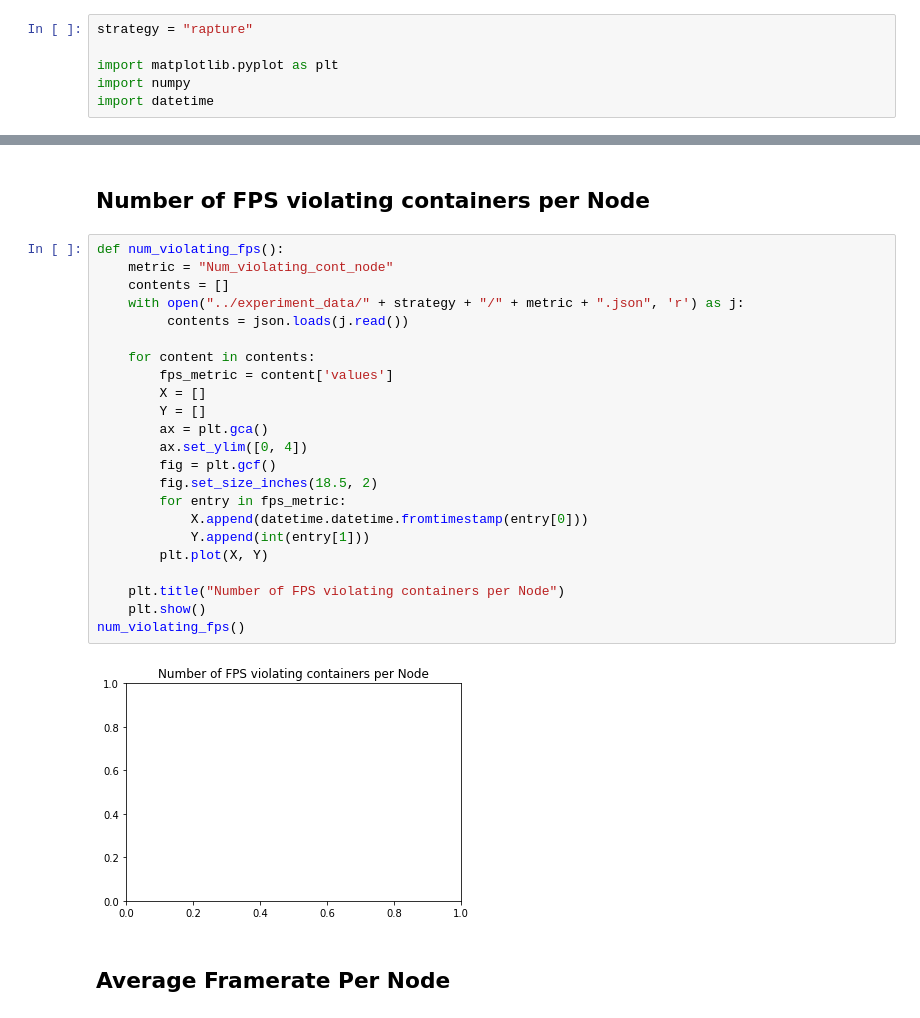
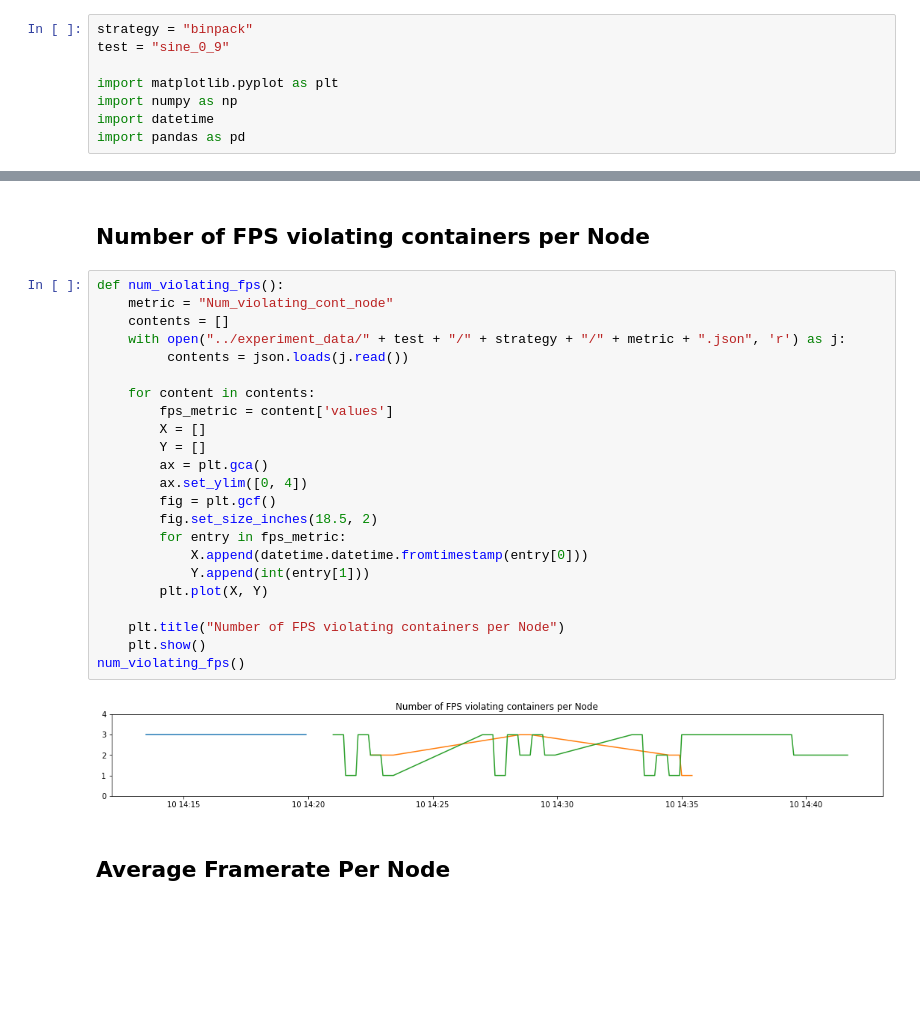
Before and after one commit to ErwinRussel/rapture, a Jupyter notebook: scheduler/data_analysis/Untitled.ipynb, the cells around one changed output, grey strips where cells are left out. Saved outputs shown, nothing was run; the diff lists cells and outputs as text; blank space fills up the shorter version.

```diff
--- a/scheduler/data_analysis/Untitled.ipynb
+++ b/scheduler/data_analysis/Untitled.ipynb
@@ -1,11 +1,13 @@
 # %%
 import json
 # %%
-strategy = "rapture"
+strategy = "binpack"
+test = "sine_0_9"
 
 import matplotlib.pyplot as plt
-import numpy
+import numpy as np
 import datetime
+import pandas as pd
 # %% [markdown]
 ## Number of utilized nodes
 # %%
@@ -59,28 +155,28 @@ def num_game_instance_node():
 # %%
 def num_violating_fps():
     metric = "Num_violating_cont_node"
     contents = []
-    with open("../experiment_data/" + strategy + "/" + metric + ".json", 'r') as j:
+    with open("../experiment_data/" + test + "/" + strategy + "/" + metric + ".json", 'r') as j:
          contents = json.loads(j.read())
 
     for content in contents:
         fps_metric = content['values']
         X = []
         Y = []
         ax = plt.gca()
         ax.set_ylim([0, 4])
         fig = plt.gcf()
         fig.set_size_inches(18.5, 2)
         for entry in fps_metric:
             X.append(datetime.datetime.fromtimestamp(entry[0]))
             Y.append(int(entry[1]))
         plt.plot(X, Y)
 
     plt.title("Number of FPS violating containers per Node")
     plt.show()
 num_violating_fps()
 # %% [output]
-[figure, old version]
+[figure, new version]
 # %% [markdown]
 ## Average Framerate Per Node
 # %%
```
Also changed, not shown: parts of 11 cells of this notebook, 9 other files.
